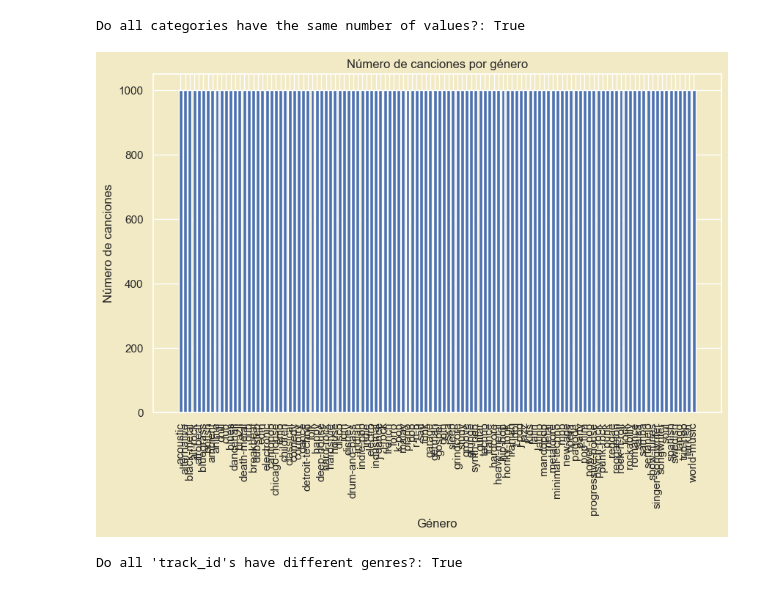
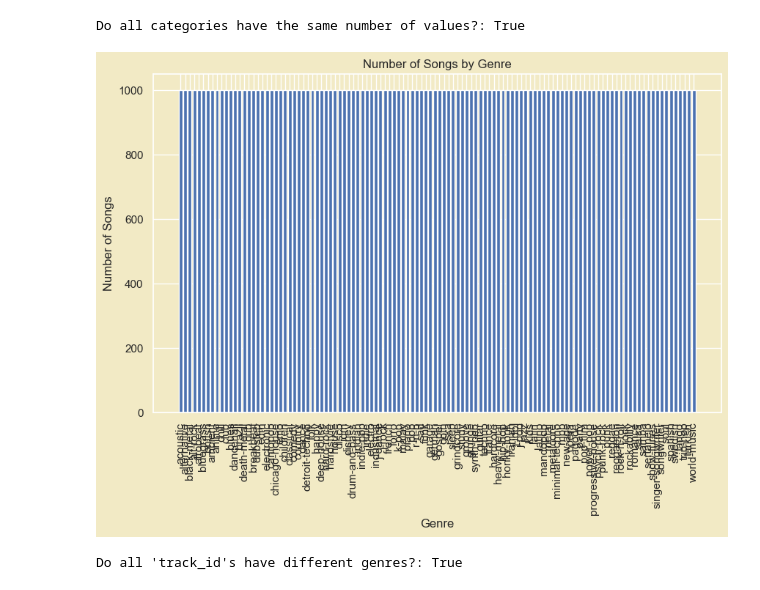
Before and after one commit to Juananalv205/Workshop002_spotify_grammy, a Jupyter notebook: notebooks/001_EDA_spotify.ipynb, the cells around one changed output. Saved outputs shown, nothing was run; the diff lists cells and outputs as text; code cells hidden in the pictures.

```diff
--- a/notebooks/001_EDA_spotify.ipynb
+++ b/notebooks/001_EDA_spotify.ipynb
@@ -514,16 +606,29 @@ all_equal = genre_counts.nunique() == 1
 print(f"Do all categories have the same number of values?: {all_equal}")
 # %% [output]
 Do all categories have the same number of values?: True
-# %%
-# create a bar chart of the track_genre column
-plt.figure(figsize=(10, 6))
-# Using genre_counts.index and genre_counts for the labels and values respectively
-plt.bar(genre_counts.index, genre_counts)
-plt.title('Número de canciones por género')
-plt.xlabel('Género')
-plt.ylabel('Número de canciones')
-plt.xticks(rotation=90)  # Rotate x labels for better visibility
-plt.show()
-# %% [output]
-[figure, removed]
+# %%
+# Create a bar chart to visualize the number of songs for each genre in the 'track_genre' column.
+
+# Set the figure size for the bar chart.
+plt.figure(figsize=(10, 6))
+
+# Create the bar chart using the index of genre_counts for the x-axis labels and genre_counts for the heights of the bars.
+plt.bar(genre_counts.index, genre_counts)
+
+# Set the title for the bar chart.
+plt.title('Number of Songs by Genre')
+
+# Label the x-axis as 'Genre'.
+plt.xlabel('Genre')
+
+# Label the y-axis as 'Number of Songs'.
+plt.ylabel('Number of Songs')
+
+# Rotate the x-axis labels for better visibility.
+plt.xticks(rotation=90)
+
+# Display the bar chart.
+plt.show()
+# %% [output]
+[figure, added]
 # %%
```
Also changed, not shown: parts of 108 cells of this notebook.
